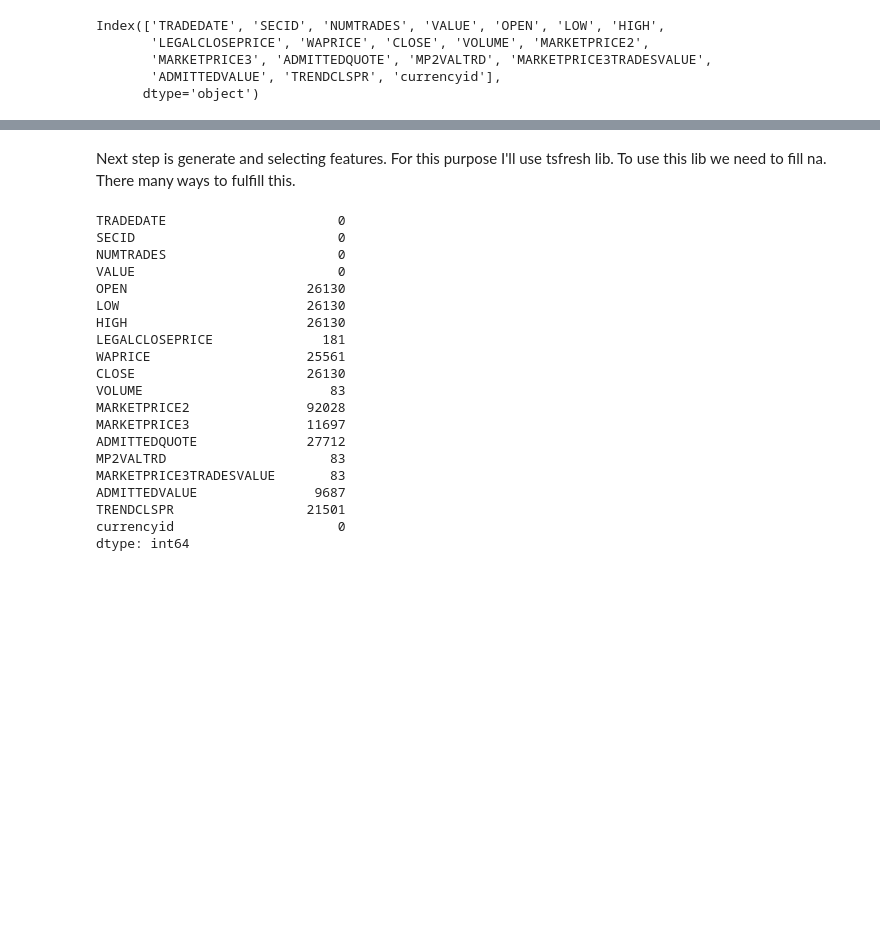
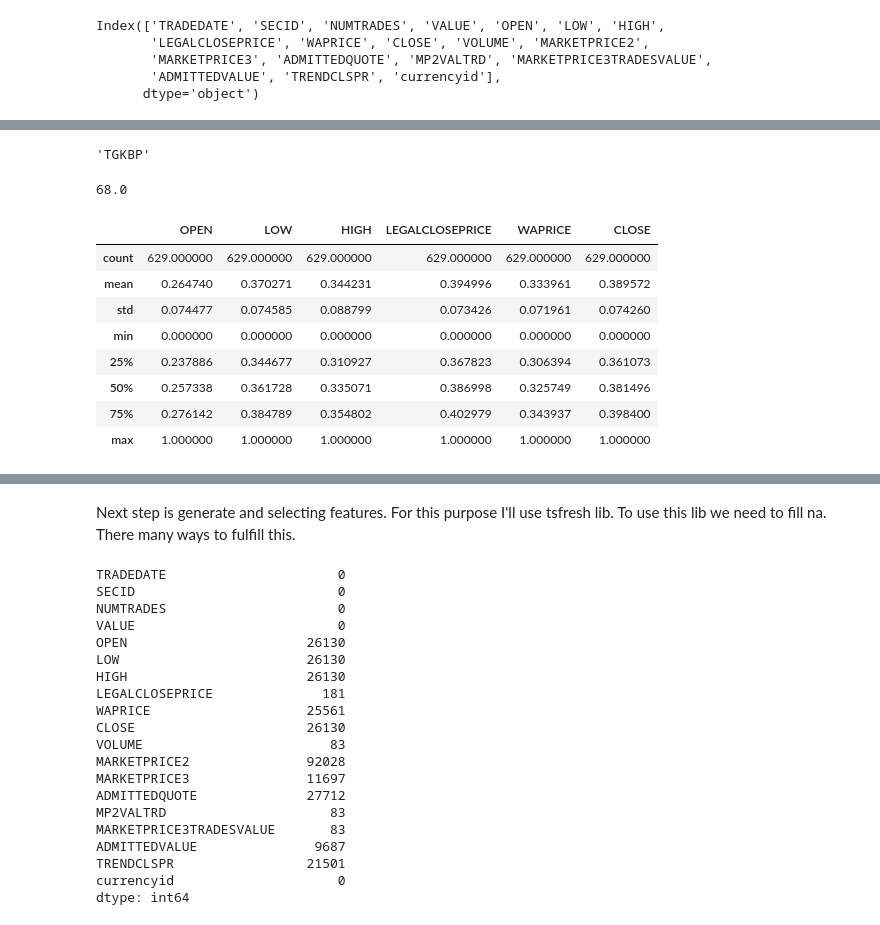
Before and after one commit to T1r3sh/pnd_project, a Jupyter notebook: notebooks/main.ipynb, the cells around one changed output, grey strips where cells are left out. Drawn from its saved outputs; the diff is of its cells as text; code cells hidden in the pictures; blank space fills up the shorter version.

```diff
--- a/notebooks/main.ipynb
+++ b/notebooks/main.ipynb
@@ -74,0 +254,5 @@ Index(['TRADEDATE', 'SECID', 'NUMTRADES', 'VALUE', 'OPEN', 'LOW', 'HIGH',
+# %%
+token = 'TGKBP'
+token
+# %% [output]
+'TGKBP'
@@ -74,0 +269,4 @@ Index(['TRADEDATE', 'SECID', 'NUMTRADES', 'VALUE', 'OPEN', 'LOW', 'HIGH',
+# %%
+marked_df["new_index"].max()
+# %% [output]
+68.0
@@ -74,0 +275,15 @@ Index(['TRADEDATE', 'SECID', 'NUMTRADES', 'VALUE', 'OPEN', 'LOW', 'HIGH',
+# %%
+from sklearn.preprocessing import MinMaxScaler
+scaler = MinMaxScaler()
+new_tmp_df = pd.DataFrame(scaler.fit_transform(tmp_df), columns = tmp_df.columns)
+new_tmp_df.describe()
+# %% [output]
+|  | OPEN | LOW | HIGH | LEGALCLOSEPRICE | WAPRICE | CLOSE |
+| count | 629.000000 | 629.000000 | 629.000000 | 629.000000 | 629.000000 | 629.000000 |
+| mean | 0.264740 | 0.370271 | 0.344231 | 0.394996 | 0.333961 | 0.389572 |
+| std | 0.074477 | 0.074585 | 0.088799 | 0.073426 | 0.071961 | 0.074260 |
+| min | 0.000000 | 0.000000 | 0.000000 | 0.000000 | 0.000000 | 0.000000 |
+| 25% | 0.237886 | 0.344677 | 0.310927 | 0.367823 | 0.306394 | 0.361073 |
+| 50% | 0.257338 | 0.361728 | 0.335071 | 0.386998 | 0.325749 | 0.381496 |
+| 75% | 0.276142 | 0.384789 | 0.354802 | 0.402979 | 0.343937 | 0.398400 |
+| max | 1.000000 | 1.000000 | 1.000000 | 1.000000 | 1.000000 | 1.000000 |
```
Also changed, not shown: parts of 29 cells of this notebook, 19 other files.
